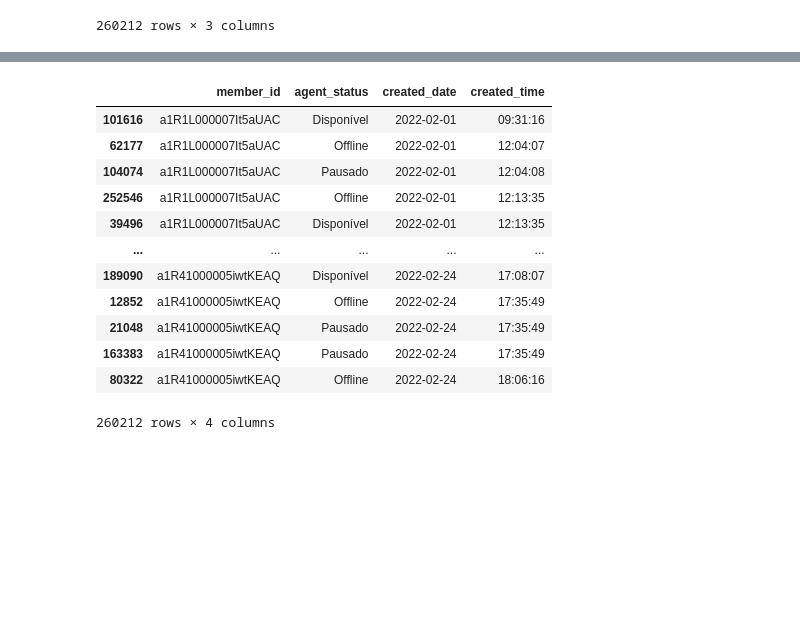
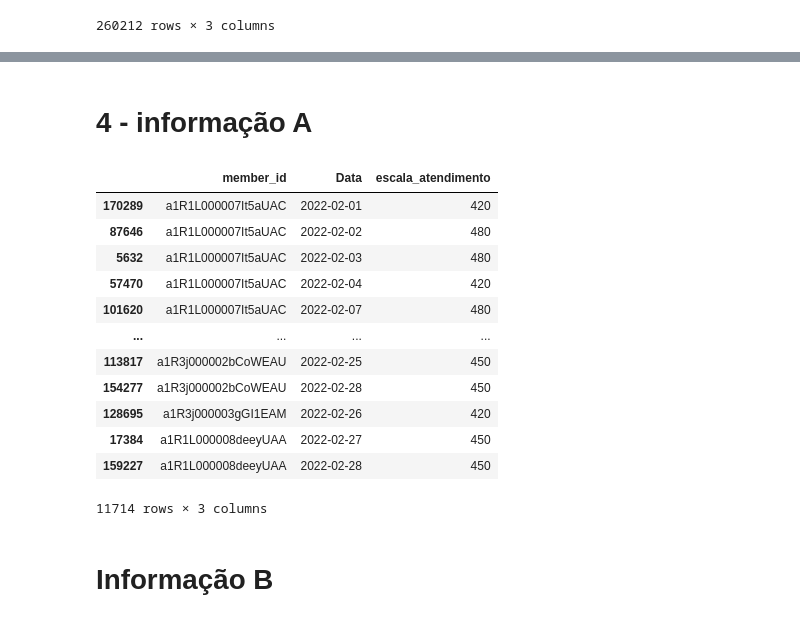
Before and after one commit to G-Moraes/projeto-disponibilidade, a Jupyter notebook: analise.ipynb, the cells around one changed output, grey strips where cells are left out. Drawn from its saved outputs; the diff is of its cells as text; code cells hidden in the pictures; blank space fills up the shorter version.

```diff
--- a/analise.ipynb
+++ b/analise.ipynb
@@ -205,18 +192,52 @@ for member in unique_attending_members:
-# %%
-relatorio = relatorio.sort_values(by = ['member_id', 'created_date', 'created_time'])
-
-relatorio
-# %% [output]
-|  | member_id | agent_status | created_date | created_time |
-| 101616 | a1R1L000007It5aUAC | Disponível | 2022-02-01 | 09:31:16 |
-| 62177 | a1R1L000007It5aUAC | Offline | 2022-02-01 | 12:04:07 |
-| 104074 | a1R1L000007It5aUAC | Pausado | 2022-02-01 | 12:04:08 |
-| 252546 | a1R1L000007It5aUAC | Offline | 2022-02-01 | 12:13:35 |
-| 39496 | a1R1L000007It5aUAC | Disponível | 2022-02-01 | 12:13:35 |
-| ... | ... | ... | ... | ... |
-| 189090 | a1R41000005iwtKEAQ | Disponível | 2022-02-24 | 17:08:07 |
-| 12852 | a1R41000005iwtKEAQ | Offline | 2022-02-24 | 17:35:49 |
-| 21048 | a1R41000005iwtKEAQ | Pausado | 2022-02-24 | 17:35:49 |
-| 163383 | a1R41000005iwtKEAQ | Pausado | 2022-02-24 | 17:35:49 |
-| 80322 | a1R41000005iwtKEAQ | Offline | 2022-02-24 | 18:06:16 |
-260212 rows × 4 columns
+# %% [markdown]
+# 4 - informação A
+# %%
+#celula gera a informação A
+
+#1 - salvo um dataframe com cada membro que estava escalado para atendimento e que dias eles estão
+#2 - checo membro um por um, e quantos minutos ele estava escalado para atender em dias especifico
+    #2.1 - protip: escalamento é equivalente a meia hora, então só (entrada x 30) para obter minutos
+#3 - armazeno essa informação em um dataframe
+
+attending_member = escala.loc[escala['resulting_status'] == 'A']
+
+#unique_attending_members = attending_member['member_id'].unique()
+
+df_atendimento = pd.DataFrame(columns = ['member_id', 'Data', 'escala_atendimento'])
+
+for member in attending_member['member_id'].unique():
+
+    df_attending_member = attending_member.loc[attending_member['member_id'] == member]
+
+    for date in df_attending_member['shift_date'].unique():
+
+        concatenado = pd.DataFrame(columns = ['member_id', 'Data', 'escala_atendimento'])
+
+        aux = df_attending_member.loc[df_attending_member['shift_date'] == date]
+
+        concatenado['member_id'] = aux['member_id']
+        concatenado['Data'] = aux['shift_date']
+        concatenado['escala_atendimento'] = len(aux) * 30
+
+        concatenado.drop_duplicates(inplace = True)
+
+        df_atendimento = pd.concat([df_atendimento, concatenado])
+    #break
+# %%
+df_atendimento
+# %% [output]
+|  | member_id | Data | escala_atendimento |
+| 170289 | a1R1L000007It5aUAC | 2022-02-01 | 420 |
+| 87646 | a1R1L000007It5aUAC | 2022-02-02 | 480 |
+| 5632 | a1R1L000007It5aUAC | 2022-02-03 | 480 |
+| 57470 | a1R1L000007It5aUAC | 2022-02-04 | 420 |
+| 101620 | a1R1L000007It5aUAC | 2022-02-07 | 480 |
+| ... | ... | ... | ... |
+| 113817 | a1R3j000002bCoWEAU | 2022-02-25 | 450 |
+| 154277 | a1R3j000002bCoWEAU | 2022-02-28 | 450 |
+| 128695 | a1R3j000003gGI1EAM | 2022-02-26 | 420 |
+| 17384 | a1R1L000008deeyUAA | 2022-02-27 | 450 |
+| 159227 | a1R1L000008deeyUAA | 2022-02-28 | 450 |
+11714 rows × 3 columns
+# %% [markdown]
+# Informação B
```
Also changed, not shown: parts of 20 cells of this notebook.
